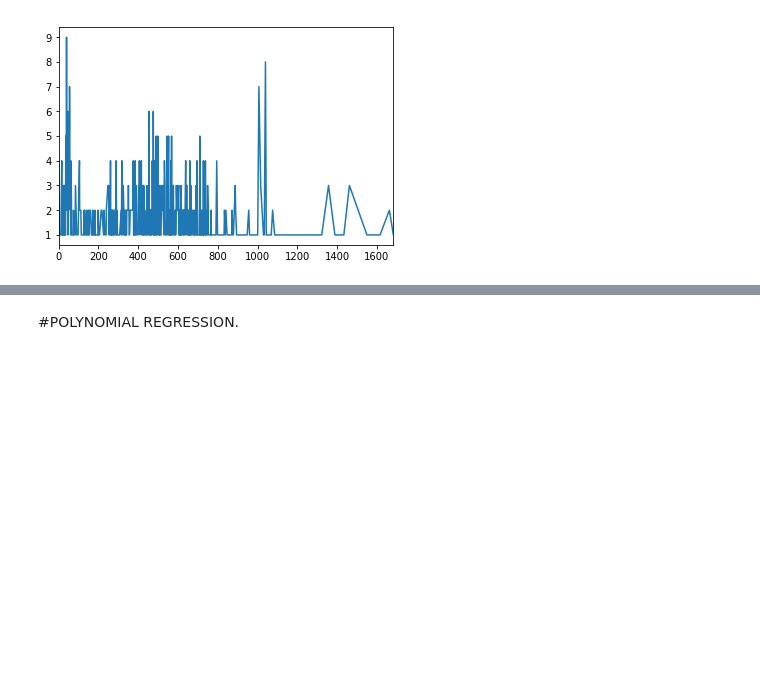
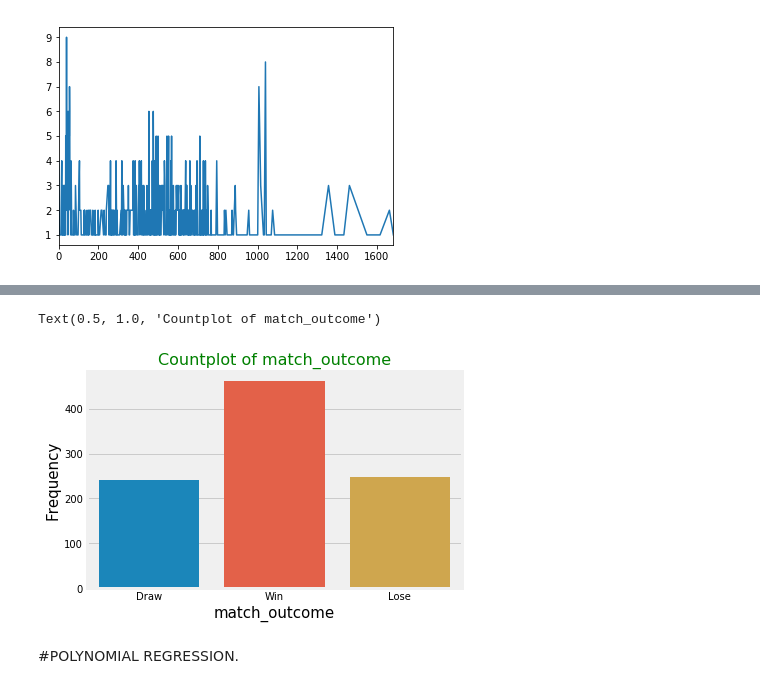
Before and after one commit to theBuluku/mchezo-limited, a Jupyter notebook: Mchezo_Pesa_Limited_.ipynb, the cells around one changed output, grey strips where cells are left out. Saved outputs shown, nothing was run; the diff lists cells and outputs as text; code cells hidden in the pictures; blank space fills up the shorter version.

```diff
--- a/Mchezo_Pesa_Limited_.ipynb
+++ b/Mchezo_Pesa_Limited_.ipynb
@@ -318,5 +327,15 @@ rankings_results.head(6)
 | 3 | 59 | Bolivia | 13 | 28 | 0.0 | 0.0 | CONMEBOL | ... |
 | 4 | 65 | Guinea | 23 | -2 | 0.0 | 0.0 | CAF | ... |
 | 5 | 67 | Paraguay | 22 | 1 | 0.0 | 0.0 | CONMEBOL | ... |
+# %%
+# visualizing the win draw and lose on a bar plot
+import seaborn as sns
+sns.countplot('match_outcome',data=rankings_results)
+plt.xlabel("match_outcome",fontsize=15)
+plt.ylabel("Frequency",fontsize=15)
+plt.title("Countplot of match_outcome",fontsize=16,color="green")
+# %% [output]
+Text(0.5, 1.0, 'Countplot of match_outcome')
+[figure, added]
 # %% [markdown]
 #POLYNOMIAL REGRESSION.
```
Also changed, not shown: parts of 16 cells of this notebook.
